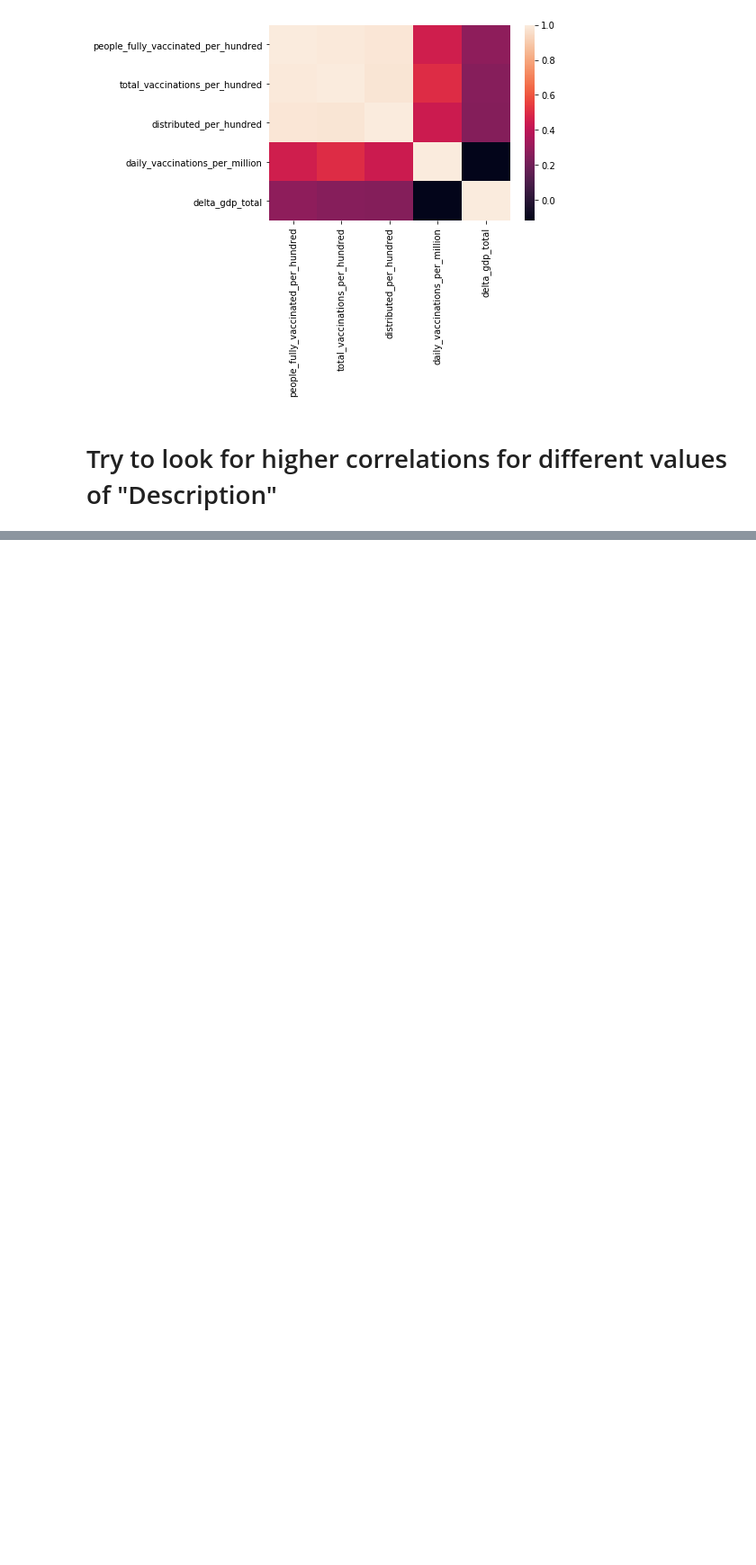
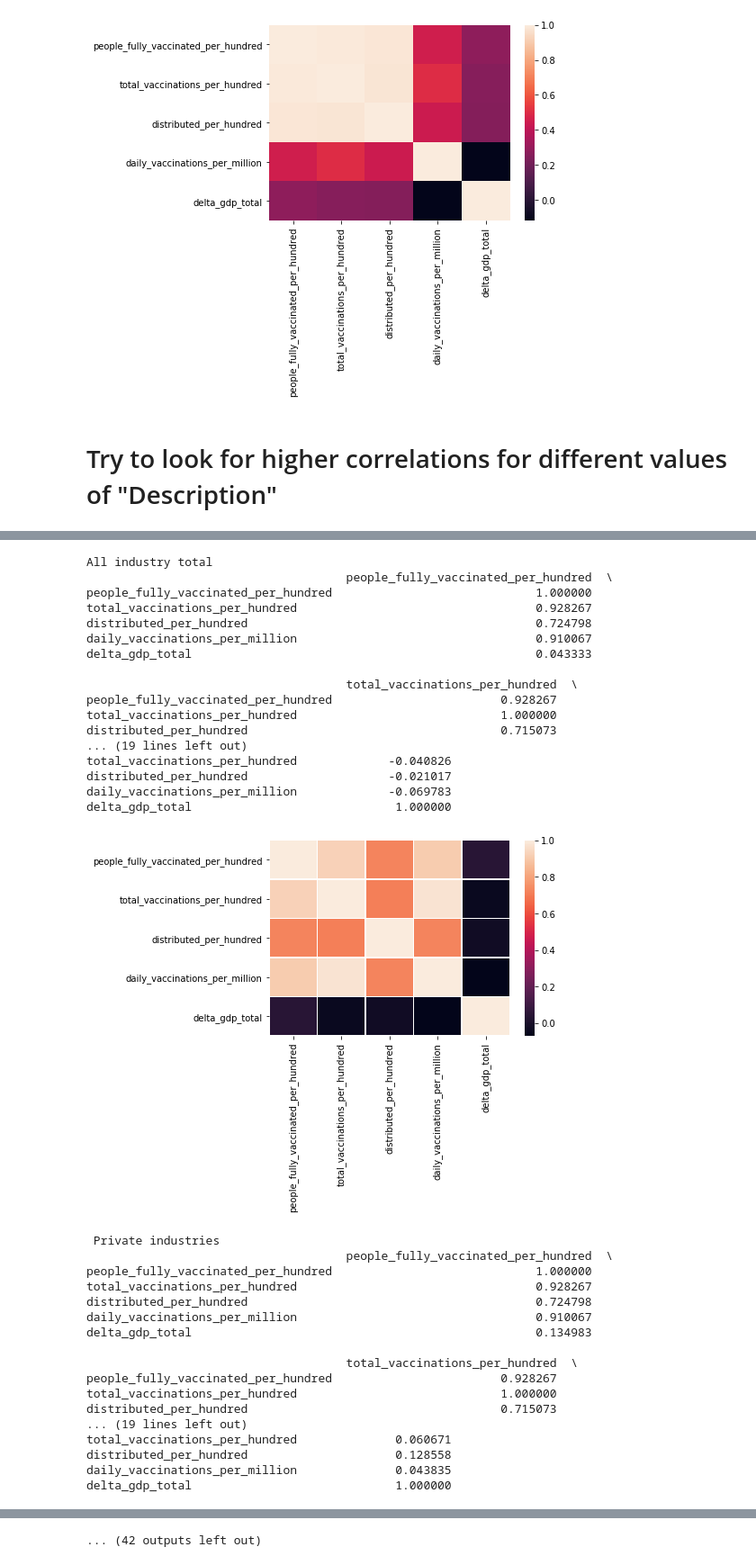
Before and after one commit to michael-lutz/Vaccine-Econ-Analysis, a Jupyter notebook: analysis/visualization_nb.ipynb, the cells around one changed output, grey strips where cells are left out. Shown at 90% size. Saved outputs shown, nothing was run; the diff lists cells and outputs as text; code cells hidden in the pictures; blank space fills up the shorter version.

Commit message:
more visualization

```diff
--- a/analysis/visualization_nb.ipynb
+++ b/analysis/visualization_nb.ipynb
@@ -194,2 +291,55 @@ All industry total
 [figure]
 ... (42 outputs left out)
+# %%
+for description_value in gdp_df['Description'].unique():
+    gdp_df_total = gdp_df[gdp_df['Description'] == description_value].drop(['2020:Q3','2020:Q2','2020:Q1','Description'], axis=1)
+    gdp_df_total.replace('(D)',None,inplace=True)
+    delta_2021_Q1 = gdp_df_total['2021:Q1'].astype(float)/gdp_df_total['2020:Q4'].astype(float)
+    delta_2021_Q2 = gdp_df_total['2021:Q2'].astype(float)/gdp_df_total['2021:Q1'].astype(float)
+    summarized_gdp_total = pd.DataFrame(columns=['quarter','location','delta_gdp_total'])
+    summarized_gdp_total['delta_gdp_total'] = delta_2021_Q1
+    summarized_gdp_total['location'] = gdp_df_total['location']
+    summarized_gdp_total.reset_index(drop=True, inplace=True)
+    summarized_gdp_total['quarter'] = ['2021:Q1']*50
+    summarized_total = summarized_vax_quarterly.merge(summarized_gdp_total, on=['location','quarter'])
+
+    print(description_value)
+    print(summarized_total.corr())
+    ax = sns.heatmap(summarized_total.corr(), linewidth=0.5)
+    plt.show()
+# %% [output]
+All industry total
+                                     people_fully_vaccinated_per_hundred  \
+people_fully_vaccinated_per_hundred                             1.000000
+total_vaccinations_per_hundred                                  0.928267
+distributed_per_hundred                                         0.724798
+daily_vaccinations_per_million                                  0.910067
+delta_gdp_total                                                 0.043333
+
+                                     total_vaccinations_per_hundred  \
+people_fully_vaccinated_per_hundred                        0.928267
+total_vaccinations_per_hundred                             1.000000
+distributed_per_hundred                                    0.715073
+... (19 lines left out)
+total_vaccinations_per_hundred             -0.040826
+distributed_per_hundred                    -0.021017
+daily_vaccinations_per_million             -0.069783
+delta_gdp_total                             1.000000
+[figure, added]
+ Private industries
+                                     people_fully_vaccinated_per_hundred  \
+people_fully_vaccinated_per_hundred                             1.000000
+total_vaccinations_per_hundred                                  0.928267
+distributed_per_hundred                                         0.724798
+daily_vaccinations_per_million                                  0.910067
+delta_gdp_total                                                 0.134983
+
+                                     total_vaccinations_per_hundred  \
+people_fully_vaccinated_per_hundred                        0.928267
+total_vaccinations_per_hundred                             1.000000
+distributed_per_hundred                                    0.715073
+... (19 lines left out)
+total_vaccinations_per_hundred              0.060671
+distributed_per_hundred                     0.128558
+daily_vaccinations_per_million              0.043835
+delta_gdp_total                             1.000000
@@ -195,0 +419 @@ All industry total
+... (42 outputs left out)
```
Also changed, not shown: parts of 24 cells of this notebook.
